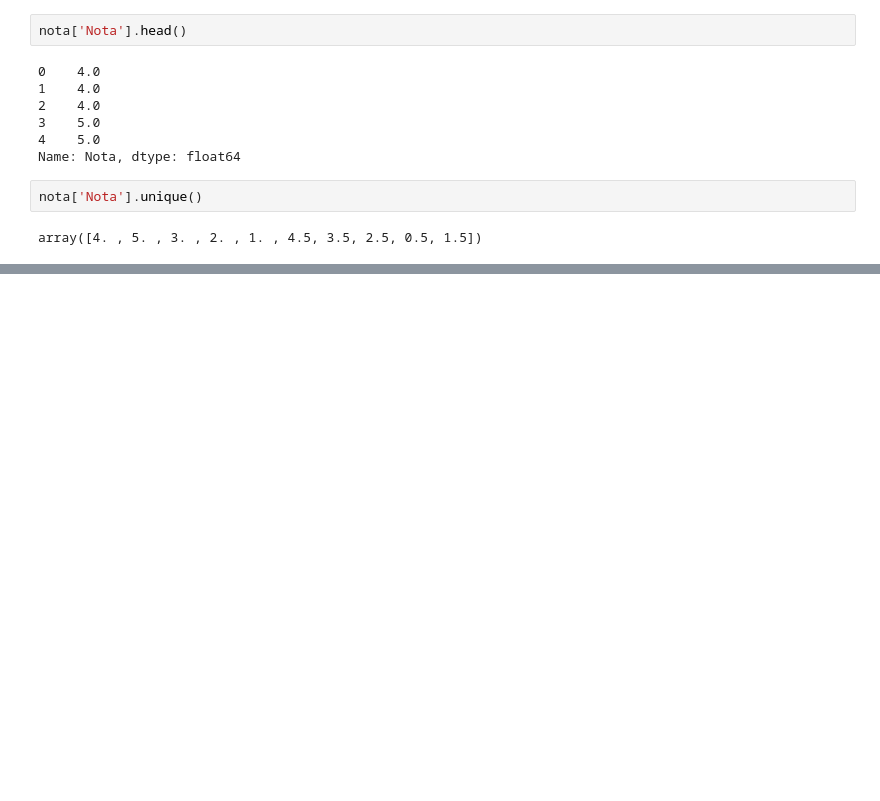
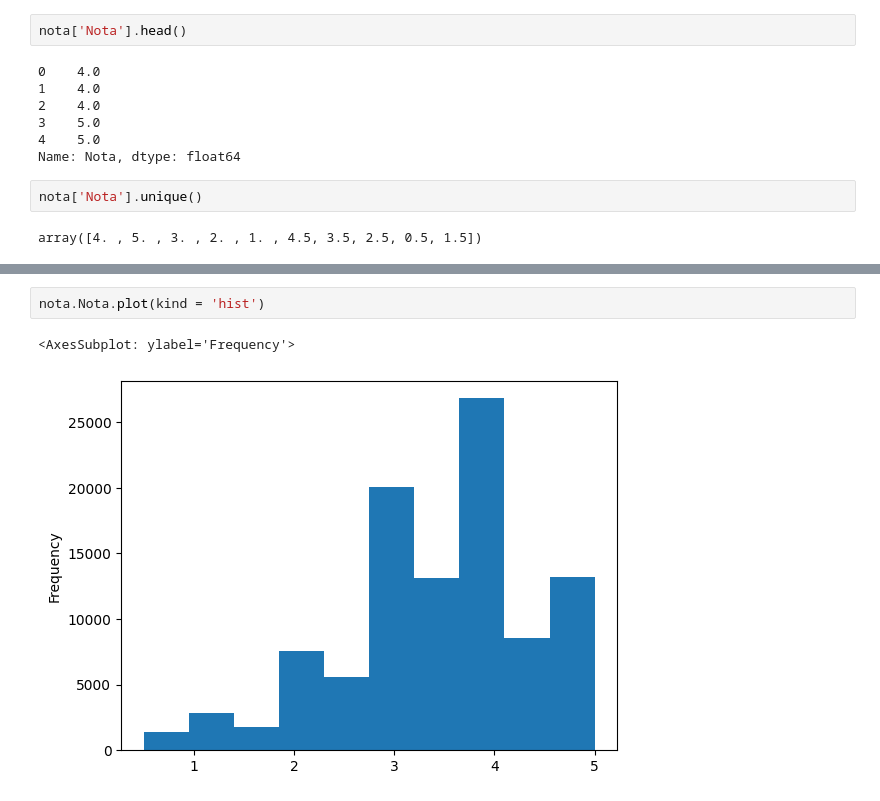
Before and after one commit to DevLuizP/Introducao_DataScience, a Jupyter notebook: Introducao.ipynb, the cells around one changed output, grey strips where cells are left out. Saved outputs shown, nothing was run; the diff lists cells and outputs as text; blank space fills up the shorter version.

```diff
--- a/Introducao.ipynb
+++ b/Introducao.ipynb
@@ -50,0 +136,5 @@ array([4. , 5. , 3. , 2. , 1. , 4.5, 3.5, 2.5, 0.5, 1.5])
+# %%
+nota.Nota.plot(kind = 'hist')
+# %% [output]
+<AxesSubplot: ylabel='Frequency'>
+[figure, added]
```
Also changed, not shown: parts of 9 cells of this notebook, 1 other file.
